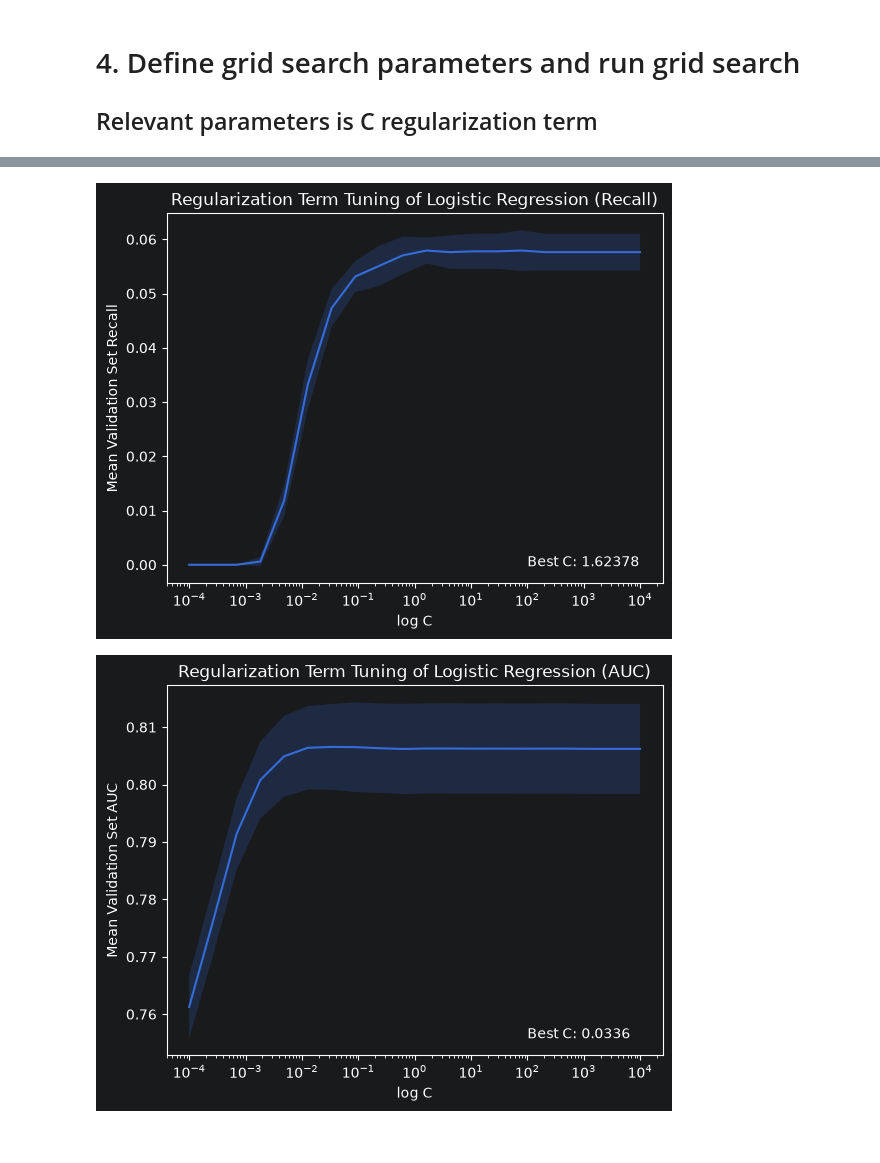
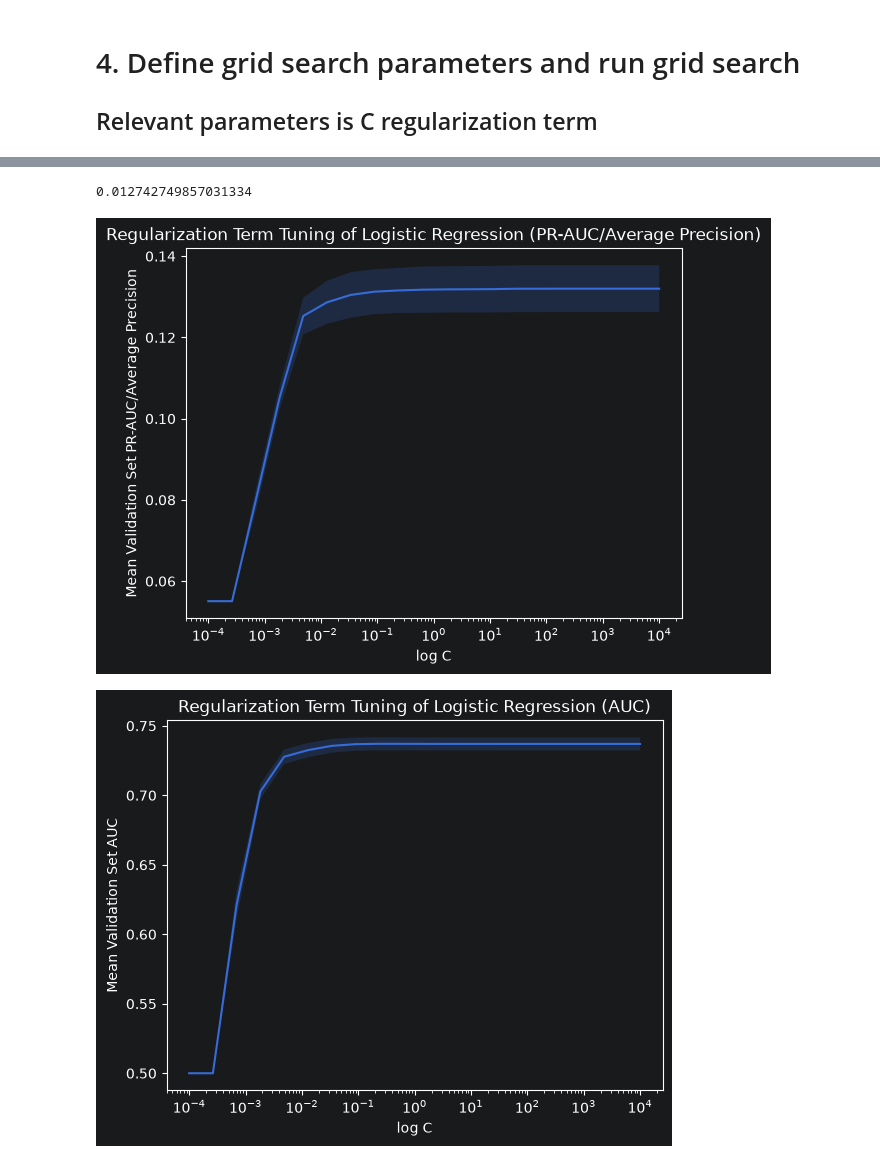
Before and after one commit to ray-chav/stop-and-search, a Jupyter notebook: scripts/modeling/lr_hyperparameter_tuning.ipynb, the cells around one changed output, grey strips where cells are left out. Saved outputs shown, nothing was run; the diff lists cells and outputs as text; code cells hidden in the pictures.

```diff
--- a/scripts/modeling/lr_hyperparameter_tuning.ipynb
+++ b/scripts/modeling/lr_hyperparameter_tuning.ipynb
@@ -222,29 +236,36 @@ plt.show()
-# %%
-best_parameter = round(results["param_model__C"][results["rank_test_recall"] == 1].item(), 5)
-
-plt.plot(results["param_model__C"], results["mean_test_recall"])
-plt.fill_between(results["param_model__C"], results["mean_test_recall"] - results["std_test_recall"], results["mean_test_recall"] + results["std_test_recall"],  alpha=0.2, label="1 SD Bound"
-)
-plt.xscale("log")
-plt.xlabel("log C")
-plt.ylabel("Mean Validation Set Recall")
-plt.title("Regularization Term Tuning of Logistic Regression (Recall)")
-plt.text(10**2, min(results["mean_test_recall"] - results["std_test_recall"]), f"Best C: {best_parameter}")
-plt.show()
-# %% [output]
-[figure, removed]
+# %%
+# Implement one-standard-error rule from Elements of Statistical Learning
+ind_opt = grid_results["mean_test_average_precision"].idxmax()
+mean_opt = grid_results["mean_test_average_precision"].loc[ind_opt]
+se_opt = grid_results["std_test_average_precision"].loc[ind_opt]
+
+# Find smallest value of C that is within 1 SD of largest mean
+opt_C = min(grid_results["param_model__C"][(mean_opt - se_opt <= grid_results["mean_test_average_precision"]) & (grid_results["mean_test_average_precision"] <= mean_opt + se_opt)])
+
+# Optimal C
+print(opt_C)
+# %% [output]
+0.012742749857031334
+# %%
+plt.plot(grid_results["param_model__C"], grid_results["mean_test_average_precision"])
+plt.fill_between(grid_results["param_model__C"], grid_results["mean_test_average_precision"] - grid_results["std_test_average_precision"], grid_results["mean_test_average_precision"] + grid_results["std_test_average_precision"],  alpha=0.2, label="1 SD Bound"
+)
+plt.xscale("log")
+plt.xlabel("log C")
+plt.ylabel("Mean Validation Set PR-AUC/Average Precision")
+plt.title("Regularization Term Tuning of Logistic Regression (PR-AUC/Average Precision)")
+plt.show()
+# %% [output]
+[figure, added]
 # %%
-best_parameter = round(results["param_model__C"][results["rank_test_roc_auc"] == 1].item(), 5)
-
-plt.plot(results["param_model__C"], results["mean_test_roc_auc"])
-plt.fill_between(results["param_model__C"], results["mean_test_roc_auc"] - results["std_test_roc_auc"], results["mean_test_roc_auc"] + results["std_test_roc_auc"],  alpha=0.2, label="1 SD Bound"
+plt.plot(grid_results["param_model__C"], grid_results["mean_test_roc_auc"])
+plt.fill_between(grid_results["param_model__C"], grid_results["mean_test_roc_auc"] - grid_results["std_test_roc_auc"], grid_results["mean_test_roc_auc"] + grid_results["std_test_roc_auc"],  alpha=0.2, label="1 SD Bound"
 )
 plt.xscale("log")
 plt.xlabel("log C")
 plt.ylabel("Mean Validation Set AUC")
 plt.title("Regularization Term Tuning of Logistic Regression (AUC)")
-plt.text(10**2, min(results["mean_test_roc_auc"] - results["std_test_roc_auc"]), f"Best C: {best_parameter}")
 plt.show()
 # %% [output]
-[figure, old version]
+[figure, new version]
 # %%
```
Also changed, not shown: parts of 15 cells of this notebook, 6 other files.
